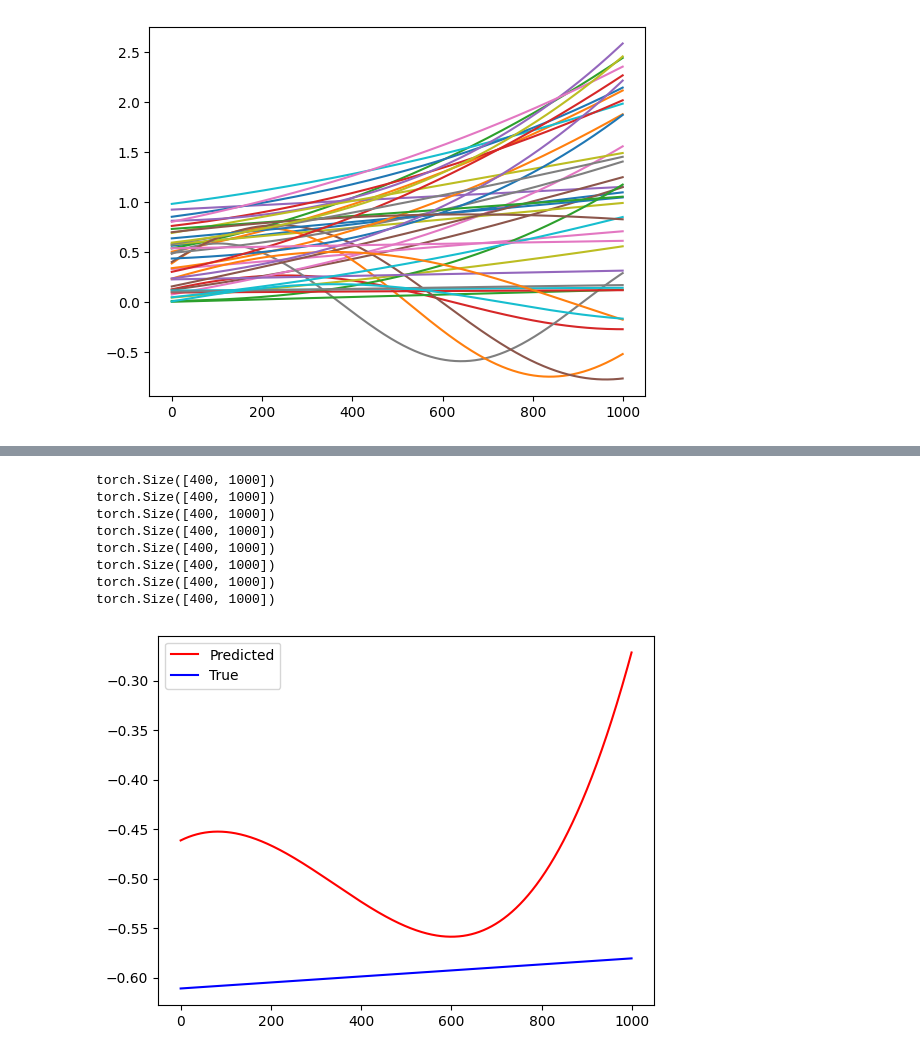
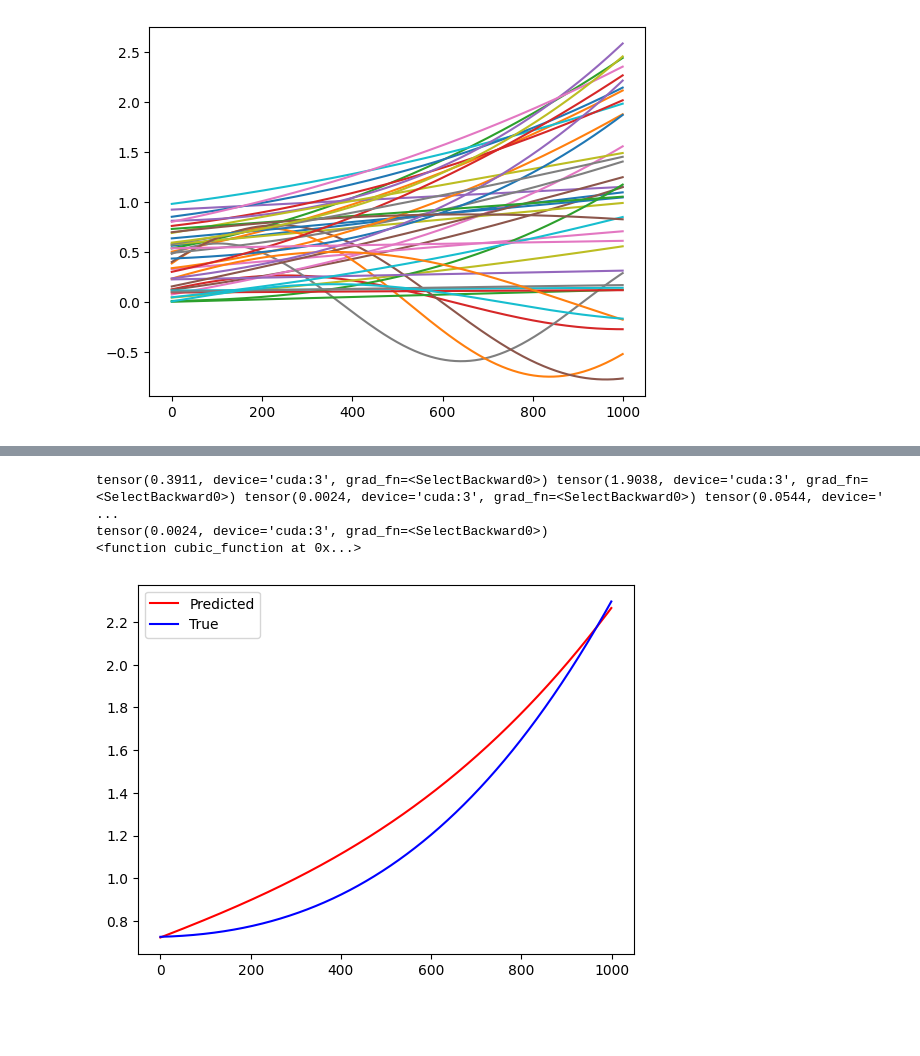
Before and after one commit to ctsai64/MultiFunc, a Jupyter notebook: muli_func_extensible.ipynb, the cells around one changed output, grey strips where cells are left out. Drawn from its saved outputs; the diff is of its cells as text; code cells hidden in the pictures; blank space fills up the shorter version.

```diff
--- a/muli_func_extensible.ipynb
+++ b/muli_func_extensible.ipynb
@@ -78,11 +78,11 @@ class Multi_Func(nn.Module):
         self.flatten_layer = nn.Flatten()
 
         self.hidden_embedding = nn.Sequential(
-            nn.Linear(28, 128), #28, 16/128
+            nn.Linear(28, 128),
             nn.SELU(),
-            nn.Linear(128, 64), #16/128, 8/64
+            nn.Linear(128, 64),
             nn.SELU(),
-            nn.Linear(64, self.params), #8/64
+            nn.Linear(64, self.params),
         )
 
     def forward(self, x, n=-1):
@@ -101,24 +101,27 @@ class Multi_Func(nn.Module):
         start_index = 0
         losses = []
         outputs = []
+        target_range = torch.max(target, dim=-1, keepdim=True)[0] - torch.min(target, dim=-1, keepdim=True)[0]
+        target_range = torch.clamp(target_range, min=1e-6)
 
         for f in range(len(self.functions[0])):
             output = self.functions[0][f](
                 embedding[:, start_index:start_index+self.functions[1][f]],
                 self.x_data,
                 device=self.device
-            ).to(device)
+            ).to(self.device)
             outputs.append(output)
-            loss = NewLoss(output, target)
+            loss = torch.mean(torch.abs(target - output) ** 3, dim=tuple(range(1, target.dim())))/target_range.squeeze(-1)
             losses.append(loss)
             start_index += self.functions[1][f]
+
+        stacked_outputs = torch.stack(outputs)
         stacked_losses = torch.stack(losses)
-        print(stacked_losses.shape)
         best_losses, best_indexes = torch.min(stacked_losses, dim=0)
-        print(best_indexes)
-        print(len(outputs))
+        best_outs = stacked_outputs[best_indexes, -1]
+        best_funcs = [self.functions[0][idx] for idx in best_indexes]
 
-        return best_out, best_loss, losses, best_func, outputs, losses
+        return best_outs, best_losses, best_funcs, stacked_outputs, stacked_losses
 # %%
 class Polynomial_func:
     def __init__(self, x, range=[-1,1], degree = 3, size=(1,1), sample_size=100, device="cuda"):
@@ -304,7 +307,7 @@ loss_func = nn.MSELoss()
 optimizer = optim.Adam(model.parameters(), lr=0.001)
 scheduler = StepLR(optimizer, step_size=10, gamma=0.1)
 # %%
-epochs = 1
+epochs = 50
 for epoch in range(epochs):
     start_time = time.time()
     train_loss = 0.0
@@ -361,18 +363,20 @@ t_sin_full = t_sin.generate()
 t_data = torch.vstack([t_lin_full, t_quad_full, t_cube_full, t_sin_full])
 # %%
 model.eval
-best_out, best_loss, best_func, outputs, losses = model(t_data)
-rand = np.random.randint(0, t_sample_size)
-plt.plot(best_out[rand].detach().cpu().numpy(), "r", label='Predicted')
+best_outs, best_losses, best_funcs, outputs, losses = model(t_data)
+rand = np.random.randint(0, t_sample_size*num_funcs)
+print(losses[0][rand], losses[1][rand],losses[2][rand],losses[3][rand])
+print(best_losses[rand])
+print(best_funcs[rand])
+plt.plot(best_outs[rand].detach().cpu().numpy(), "r", label='Predicted')
 plt.plot(t_data[rand].detach().cpu().numpy(), "b", label='True')
+#plt.plot(outputs[0][rand].detach().cpu().numpy(), '-', label='linear')
+#plt.plot(outputs[1][rand].detach().cpu().numpy(), '-', label='quad')
+#plt.plot(outputs[2][rand].detach().cpu().numpy(), '-', label='cube')
+#plt.plot(outputs[3][rand].detach().cpu().numpy(), '-', label='sin')
 plt.legend();
 # %% [output]
-torch.Size([400, 1000])
-torch.Size([400, 1000])
-torch.Size([400, 1000])
-torch.Size([400, 1000])
-torch.Size([400, 1000])
-torch.Size([400, 1000])
-torch.Size([400, 1000])
-torch.Size([400, 1000])
+tensor(0.3911, device='cuda:3', grad_fn=<SelectBackward0>) tensor(1.9038, device='cuda:3', grad_fn=<SelectBackward0>) tensor(0.0024, device='cuda:3', grad_fn=<SelectBackward0>) tensor(0.0544, device=' ...
+tensor(0.0024, device='cuda:3', grad_fn=<SelectBackward0>)
+<function cubic_function at 0x...>
-[figure, old version]
+[figure, new version]
```
Also changed, not shown: parts of 1 cell of this notebook.
